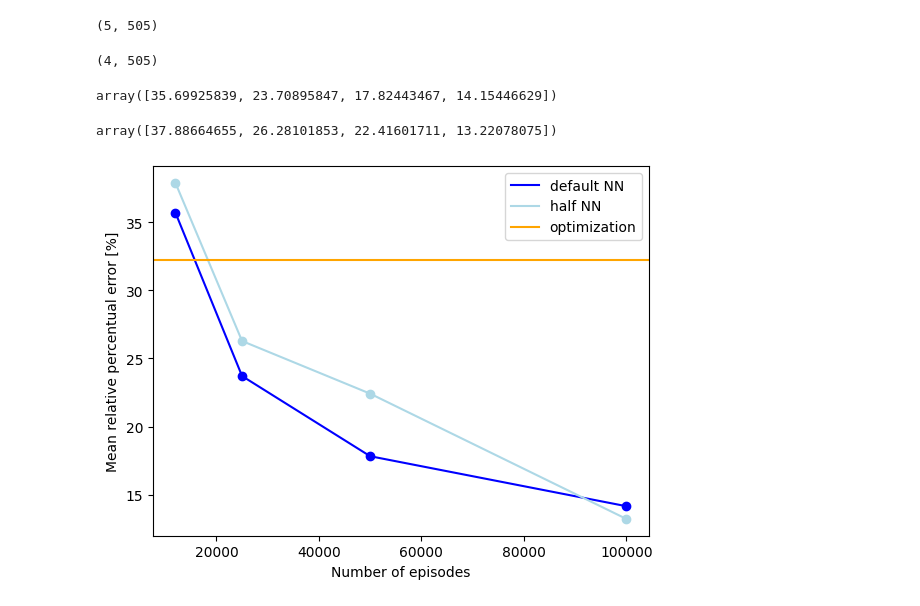
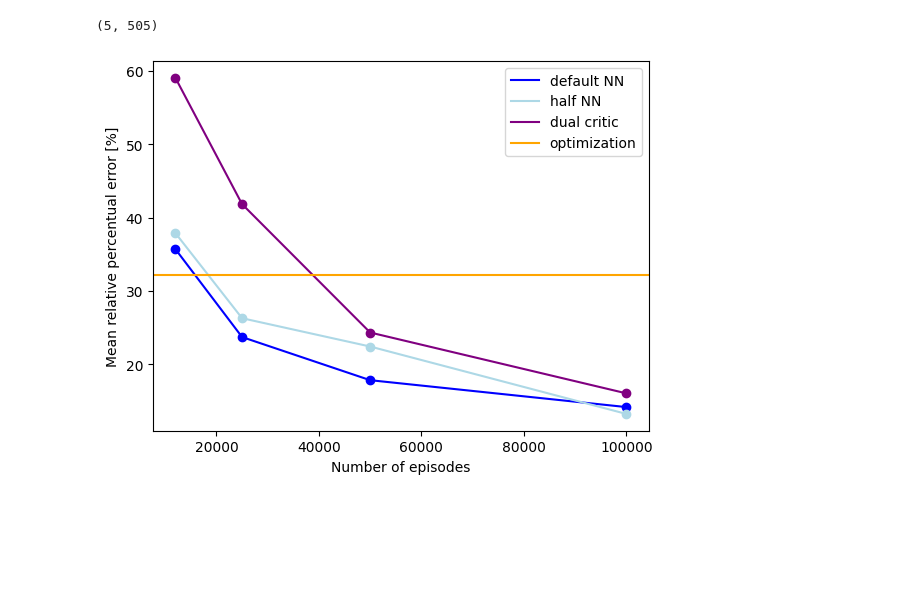
Before and after one commit to jprogrammer13/jumpleg_rl, a Jupyter notebook: utils/feasible_region.ipynb, the cells around one changed output. Drawn from its saved outputs; the diff is of its cells as text; code cells hidden in the pictures; blank space fills up the shorter version.

Commit message:
enable dual critic

```diff
--- a/utils/feasible_region.ipynb
+++ b/utils/feasible_region.ipynb
@@ -164,7 +218,7 @@ fig = plt.figure(figsize=plt.figaspect(1/len(tests)))
 for i,test in enumerate(tests):
     if test != 'optim':
         rb = joblib.load(
-                f'../runs/test/model_{test}/ReplayBuffer_test.joblib')
+                f'../runs_256/test/model_{test}/ReplayBuffer_test.joblib')
 
         n_episode = rb.mem_size
         com0_points = rb.state[:n_episode][:, :3]
@@ -246,6 +300,7 @@ tests_error.shape
 (5, 505)
 # %%
 tests_error_128 = []
+tests_error_double = []
 # %%
 for i,test in enumerate(tests):
     if test != 'optim':
@@ -262,33 +317,41 @@ for i,test in enumerate(tests):
 
         perc_error*=100
         tests_error_128.append(perc_error)
+# %%
+for i,test in enumerate(tests):
+    if test != 'optim':
+        rb = joblib.load(
+                f'../runs_double/test/model_{test}/ReplayBuffer_test.joblib')
+
+        n_episode = rb.mem_size
+        com0_points = rb.state[:n_episode][:, :3]
+        target_points = rb.state[:n_episode][:, 3:]
+        reached_points = rb.next_state[:n_episode][:, :3]
+        target_error = np.linalg.norm(target_points - reached_points, axis=1)
+        target_distance = np.linalg.norm(target_points-com0_points, axis=1)
+        perc_error = target_error/target_distance
+
+        perc_error*=100
+        tests_error_double.append(perc_error)
 # %%
 tests_error_128 = np.array(tests_error_128)
+tests_error_double = np.array(tests_error_double)
-# %%
-tests_error_128.shape
-# %% [output]
-(4, 505)
-# %%
-np.mean(tests_error[:-1,:],axis=1)
-# %% [output]
-array([35.69925839, 23.70895847, 17.82443467, 14.15446629])
-# %%
-np.mean(tests_error_128,axis=1)
-# %% [output]
-array([37.88664655, 26.28101853, 22.41601711, 13.22078075])
 # %%
 
 plt.plot(tests[:-1],np.mean(tests_error[:-1,:],axis=1), color='blue', label="default NN")
 plt.scatter(tests[:-1],np.mean(tests_error[:-1,:],axis=1), color='blue')
 
 plt.plot(tests[:-1],np.mean(tests_error_128,axis=1), color='lightblue', label="half NN")
 plt.scatter(tests[:-1],np.mean(tests_error_128,axis=1), color='lightblue')
 
+plt.plot(tests[:-1],np.mean(tests_error_double,axis=1), color='purple', label="dual critic")
+plt.scatter(tests[:-1],np.mean(tests_error_double,axis=1), color='purple')
+
 plt.axhline(np.mean(tests_error[-1,:]),color='orange',label='optimization')
 plt.xlabel('Number of episodes')
 plt.ylabel('Mean relative percentual error [%]')
 plt.legend()
 plt.savefig(os.path.join('plots', 'avg_error.png'), dpi=500,  bbox_inches='tight')
 plt.show()
 # %% [output]
-[figure, old version]
+[figure, new version]
```
Also changed, not shown: parts of 4 cells of this notebook, 12 other files.
